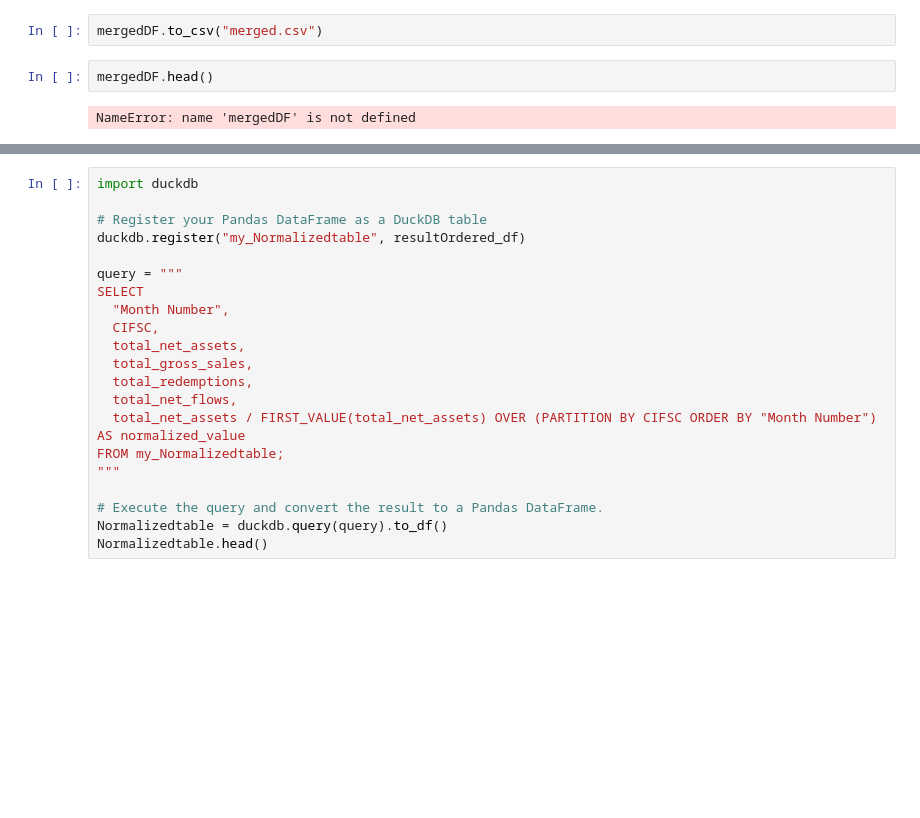
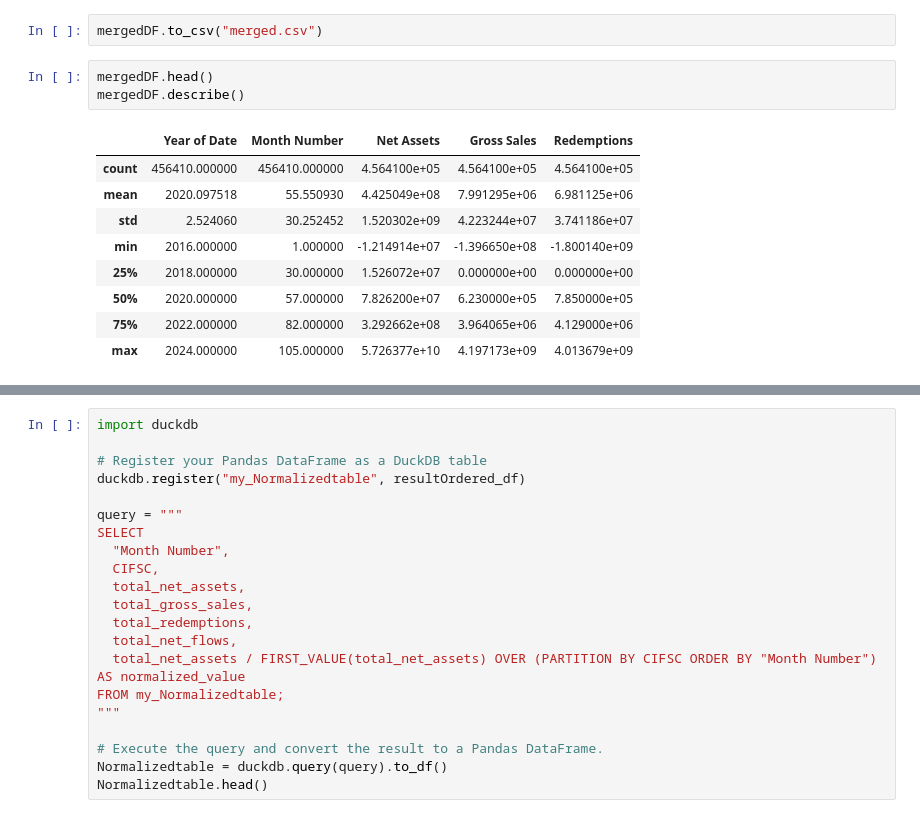
Before and after one commit to eloibernier/FundFlow, a Jupyter notebook: CIFSC_funds/CIFSC_individual.ipynb, the cells around one changed output, grey strips where cells are left out. Saved outputs shown, nothing was run; the diff lists cells and outputs as text; blank space fills up the shorter version.

```diff
--- a/CIFSC_funds/CIFSC_individual.ipynb
+++ b/CIFSC_funds/CIFSC_individual.ipynb
@@ -97,8 +97,17 @@ print(mergedDF)
 mergedDF.to_csv("merged.csv")
 # %%
 mergedDF.head()
+mergedDF.describe()
 # %% [output]
-NameError: name 'mergedDF' is not defined
+|  | Year of Date | Month Number | Net Assets | Gross Sales | Redemptions |
+| count | 456410.000000 | 456410.000000 | 4.564100e+05 | 4.564100e+05 | 4.564100e+05 |
+| mean | 2020.097518 | 55.550930 | 4.425049e+08 | 7.991295e+06 | 6.981125e+06 |
+| std | 2.524060 | 30.252452 | 1.520302e+09 | 4.223244e+07 | 3.741186e+07 |
+| min | 2016.000000 | 1.000000 | -1.214914e+07 | -1.396650e+08 | -1.800140e+09 |
+| 25% | 2018.000000 | 30.000000 | 1.526072e+07 | 0.000000e+00 | 0.000000e+00 |
+| 50% | 2020.000000 | 57.000000 | 7.826200e+07 | 6.230000e+05 | 7.850000e+05 |
+| 75% | 2022.000000 | 82.000000 | 3.292662e+08 | 3.964065e+06 | 4.129000e+06 |
+| max | 2024.000000 | 105.000000 | 5.726377e+10 | 4.197173e+09 | 4.013679e+09 |
 # %%
 import duckdb
 
```
Also changed, not shown: parts of 1 cell of this notebook, 11 other files.
